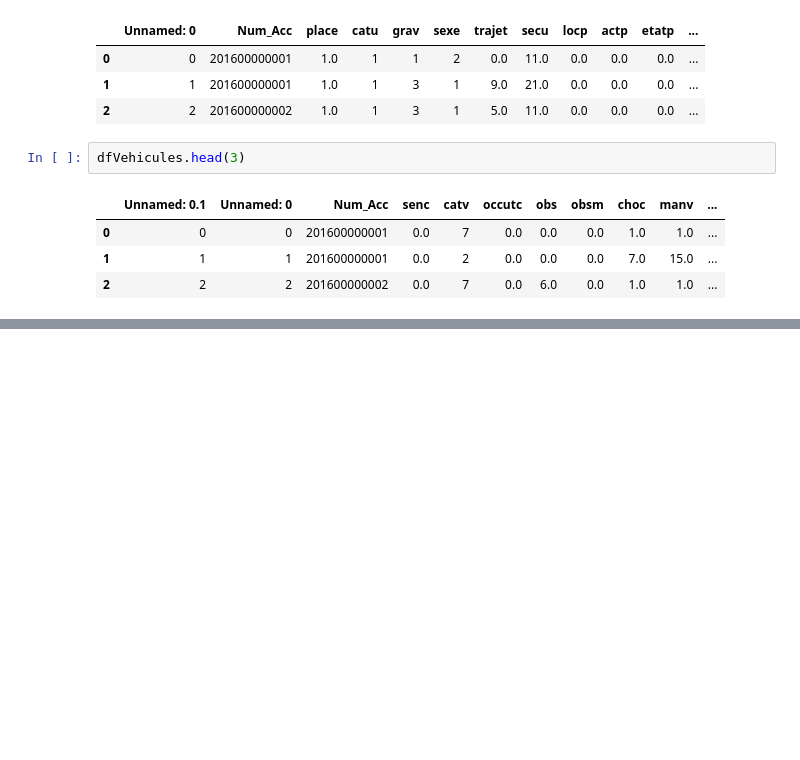
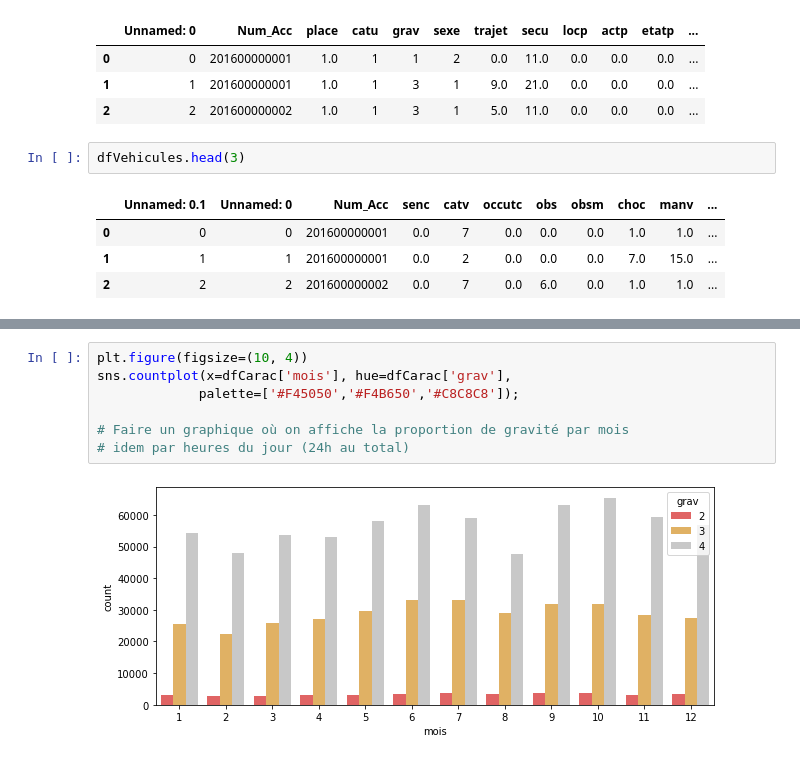
Before and after one commit to YacineHajjiDataScientist/20220814_dsProject, a Jupyter notebook: 20220821_projectDS.ipynb, the cells around one changed output, grey strips where cells are left out. Cells and saved outputs as stored; diff of their text form; blank space fills up the shorter version.

```diff
--- a/20220821_projectDS.ipynb
+++ b/20220821_projectDS.ipynb
@@ -258,0 +370,9 @@ dfVehicules.head(3)
+# %%
+plt.figure(figsize=(10, 4))
+sns.countplot(x=dfCarac['mois'], hue=dfCarac['grav'],
+             palette=['#F45050','#F4B650','#C8C8C8']);
+
+# Faire un graphique où on affiche la proportion de gravité par mois
+# idem par heures du jour (24h au total)
+# %% [output]
+[figure, added]
```
Also changed, not shown: parts of 31 cells of this notebook.
